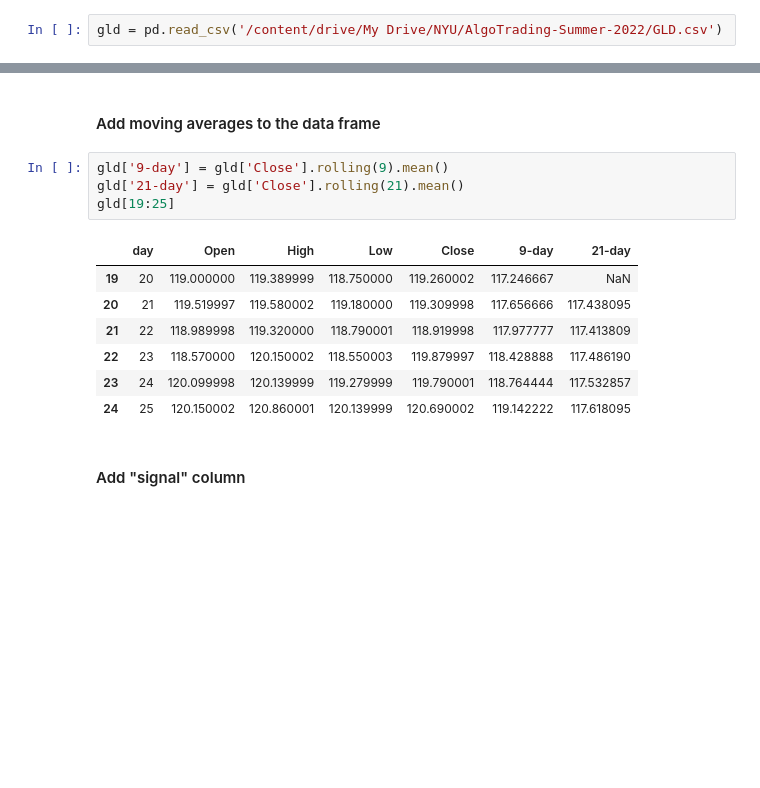
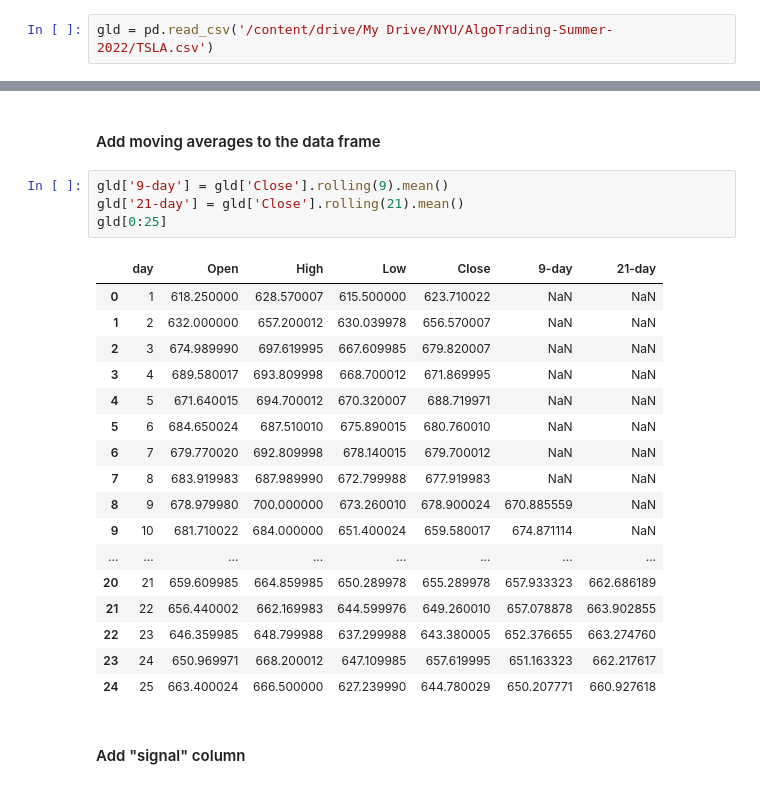
Before and after one commit to ukaserge/AlgoTrading, a Jupyter notebook: Lecture_2.ipynb, the cells around one changed output, grey strips where cells are left out. Saved outputs shown, nothing was run; the diff lists cells and outputs as text; blank space fills up the shorter version.

```diff
--- a/Lecture_2.ipynb
+++ b/Lecture_2.ipynb
@@ -68,4 +69,4 @@ drive.mount('/content/drive')
 # %% [output]
 Mounted at /content/drive
 # %%
-gld = pd.read_csv('/content/drive/My Drive/NYU/AlgoTrading-Summer-2022/GLD.csv')
+gld = pd.read_csv('/content/drive/My Drive/NYU/AlgoTrading-Summer-2022/TSLA.csv')
@@ -93,15 +103,25 @@ gld.head()
 # %%
 gld['9-day'] = gld['Close'].rolling(9).mean()
 gld['21-day'] = gld['Close'].rolling(21).mean()
-gld[19:25]
+gld[0:25]
 # %% [output]
 |  | day | Open | High | Low | Close | 9-day | 21-day |
-| 19 | 20 | 119.000000 | 119.389999 | 118.750000 | 119.260002 | 117.246667 | NaN |
-| 20 | 21 | 119.519997 | 119.580002 | 119.180000 | 119.309998 | 117.656666 | 117.438095 |
-| 21 | 22 | 118.989998 | 119.320000 | 118.790001 | 118.919998 | 117.977777 | 117.413809 |
-| 22 | 23 | 118.570000 | 120.150002 | 118.550003 | 119.879997 | 118.428888 | 117.486190 |
-| 23 | 24 | 120.099998 | 120.139999 | 119.279999 | 119.790001 | 118.764444 | 117.532857 |
-| 24 | 25 | 120.150002 | 120.860001 | 120.139999 | 120.690002 | 119.142222 | 117.618095 |
+| 0 | 1 | 618.250000 | 628.570007 | 615.500000 | 623.710022 | NaN | NaN |
+| 1 | 2 | 632.000000 | 657.200012 | 630.039978 | 656.570007 | NaN | NaN |
+| 2 | 3 | 674.989990 | 697.619995 | 667.609985 | 679.820007 | NaN | NaN |
+| 3 | 4 | 689.580017 | 693.809998 | 668.700012 | 671.869995 | NaN | NaN |
+| 4 | 5 | 671.640015 | 694.700012 | 670.320007 | 688.719971 | NaN | NaN |
+| 5 | 6 | 684.650024 | 687.510010 | 675.890015 | 680.760010 | NaN | NaN |
+| 6 | 7 | 679.770020 | 692.809998 | 678.140015 | 679.700012 | NaN | NaN |
+| 7 | 8 | 683.919983 | 687.989990 | 672.799988 | 677.919983 | NaN | NaN |
+| 8 | 9 | 678.979980 | 700.000000 | 673.260010 | 678.900024 | 670.885559 | NaN |
+| 9 | 10 | 681.710022 | 684.000000 | 651.400024 | 659.580017 | 674.871114 | NaN |
+| ... | ... | ... | ... | ... | ... | ... | ... |
+| 20 | 21 | 659.609985 | 664.859985 | 650.289978 | 655.289978 | 657.933323 | 662.686189 |
+| 21 | 22 | 656.440002 | 662.169983 | 644.599976 | 649.260010 | 657.078878 | 663.902855 |
+| 22 | 23 | 646.359985 | 648.799988 | 637.299988 | 643.380005 | 652.376655 | 663.274760 |
+| 23 | 24 | 650.969971 | 668.200012 | 647.109985 | 657.619995 | 651.163323 | 662.217617 |
+| 24 | 25 | 663.400024 | 666.500000 | 627.239990 | 644.780029 | 650.207771 | 660.927618 |
 # %% [markdown]
 #### Add "signal" column
 # %%
```
Also changed, not shown: parts of 15 cells of this notebook.
